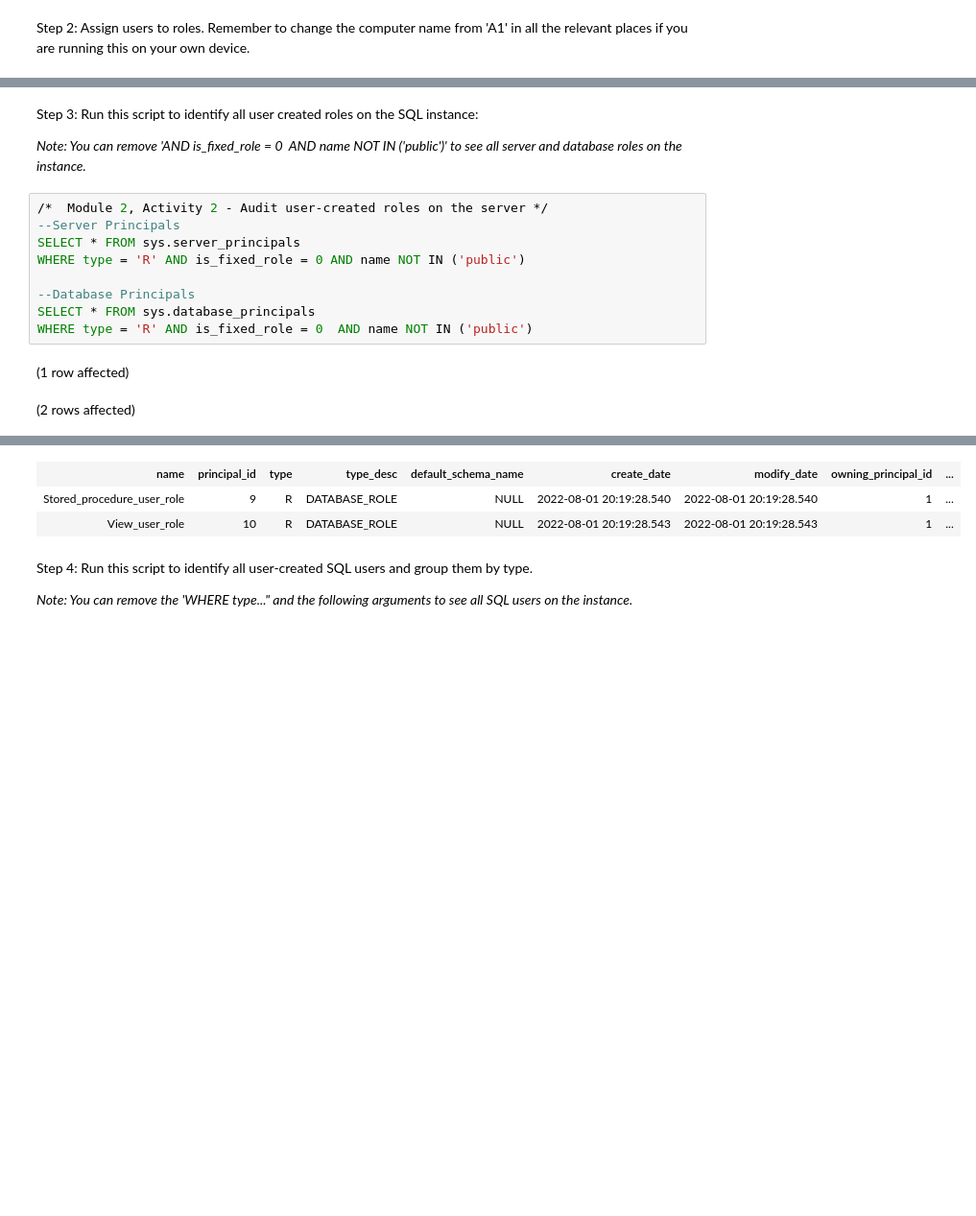
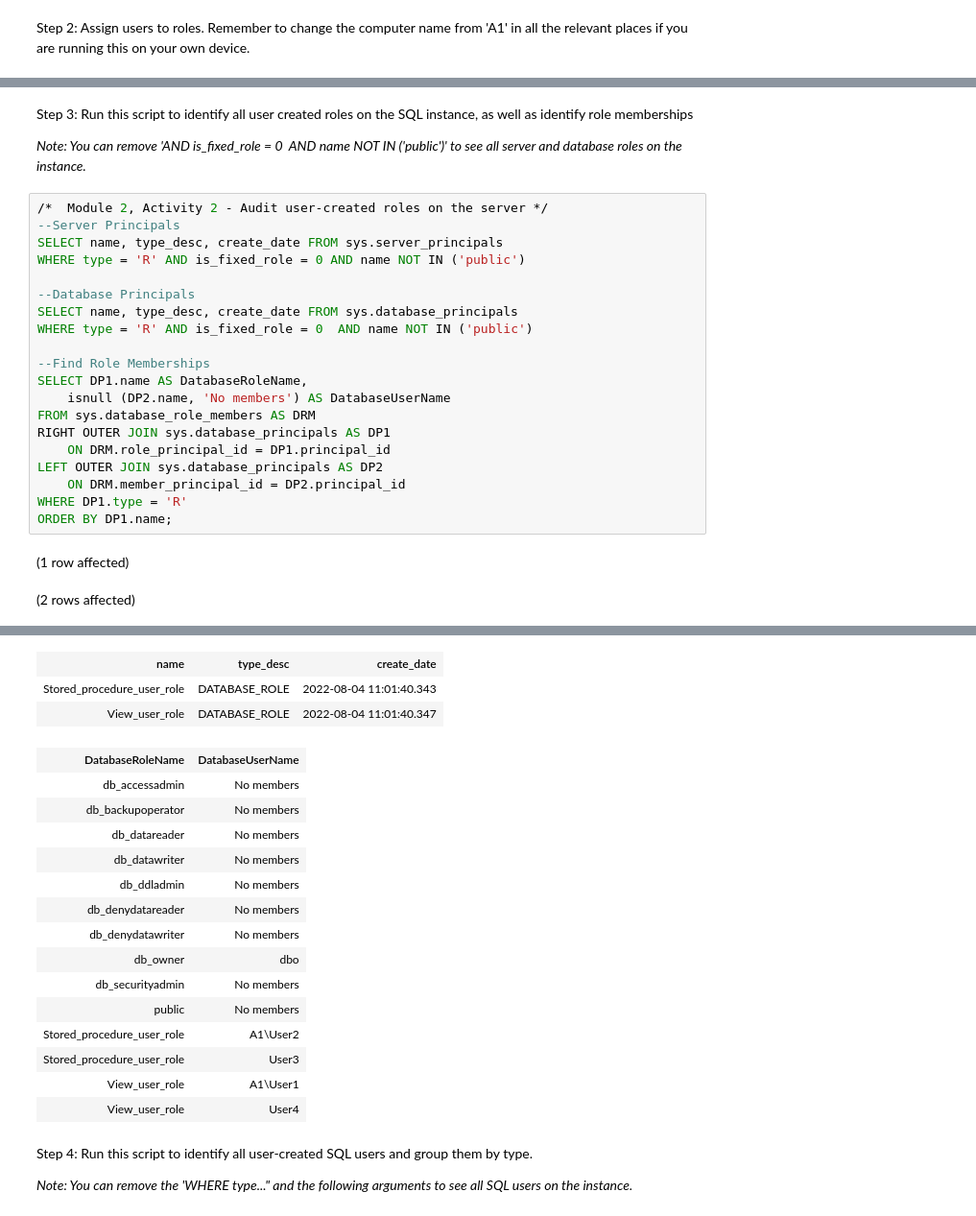
Before and after one commit to David-Seis/SecureYourAzureData, a Jupyter notebook: SQLSecurity/Security Audit Notebook.ipynb, the cells around one changed output, grey strips where cells are left out. Shown at 96% size. Cells and saved outputs as stored; diff of their text form; blank space fills up the shorter version.

```diff
--- a/SQLSecurity/Security Audit Notebook.ipynb
+++ b/SQLSecurity/Security Audit Notebook.ipynb
@@ -162,16 +161,27 @@ Total execution time: 00:00:00.137
 # %% [markdown]
-Step 3: Run this script to identify all user created roles on the SQL instance:
+Step 3: Run this script to identify all user created roles on the SQL instance, as well as identify role memberships
 
 _Note: You can remove 'AND is\_fixed\_role = 0  AND name NOT IN ('public')' to see all server and database roles on the instance._
 # %%
 /*  Module 2, Activity 2 - Audit user-created roles on the server */
 --Server Principals
-SELECT * FROM sys.server_principals
+SELECT name, type_desc, create_date FROM sys.server_principals
 WHERE type = 'R' AND is_fixed_role = 0 AND name NOT IN ('public')
 
 --Database Principals
-SELECT * FROM sys.database_principals
+SELECT name, type_desc, create_date FROM sys.database_principals
 WHERE type = 'R' AND is_fixed_role = 0  AND name NOT IN ('public')
+
+--Find Role Memberships
+SELECT DP1.name AS DatabaseRoleName,
+    isnull (DP2.name, 'No members') AS DatabaseUserName
+FROM sys.database_role_members AS DRM
+RIGHT OUTER JOIN sys.database_principals AS DP1
+    ON DRM.role_principal_id = DP1.principal_id
+LEFT OUTER JOIN sys.database_principals AS DP2
+    ON DRM.member_principal_id = DP2.principal_id
+WHERE DP1.type = 'R'
+ORDER BY DP1.name;
 # %% [output]
 (1 row affected)
 (2 rows affected)
@@ -181,6 +192,21 @@ Total execution time: 00:00:00.023
-| name | principal_id | type | type_desc | default_schema_name | create_date | modify_date | owning_principal_id | ... |
-| Stored_procedure_user_role | 9 | R | DATABASE_ROLE | NULL | 2022-08-01 20:19:28.540 | 2022-08-01 20:19:28.540 | 1 | ... |
-| View_user_role | 10 | R | DATABASE_ROLE | NULL | 2022-08-01 20:19:28.543 | 2022-08-01 20:19:28.543 | 1 | ... |
+| name | type_desc | create_date |
+| Stored_procedure_user_role | DATABASE_ROLE | 2022-08-04 11:01:40.343 |
+| View_user_role | DATABASE_ROLE | 2022-08-04 11:01:40.347 |
+| DatabaseRoleName | DatabaseUserName |
+| db_accessadmin | No members |
+| db_backupoperator | No members |
+| db_datareader | No members |
+| db_datawriter | No members |
+| db_ddladmin | No members |
+| db_denydatareader | No members |
+| db_denydatawriter | No members |
+| db_owner | dbo |
+| db_securityadmin | No members |
+| public | No members |
+| Stored_procedure_user_role | A1\User2 |
+| Stored_procedure_user_role | User3 |
+| View_user_role | A1\User1 |
+| View_user_role | User4 |
 # %% [markdown]
 Step 4: Run this script to identify all user-created SQL users and group them by type.
 
```
Also changed, not shown: parts of 11 cells of this notebook.
